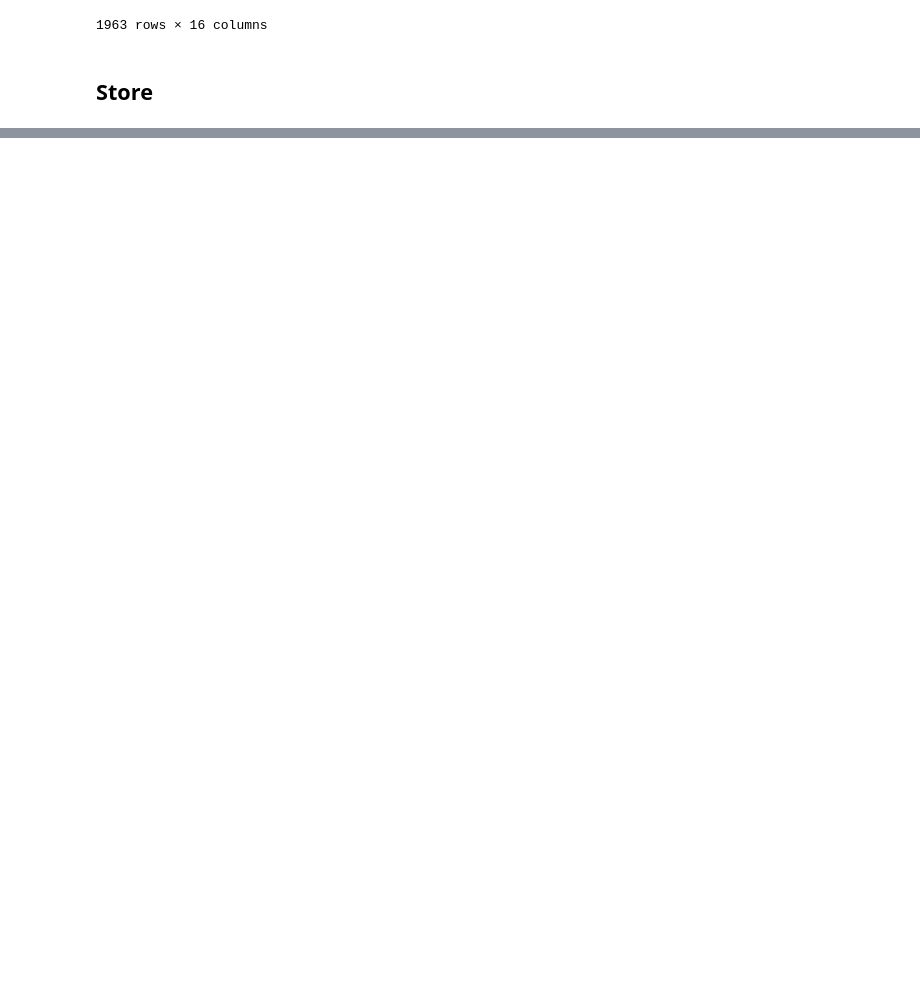
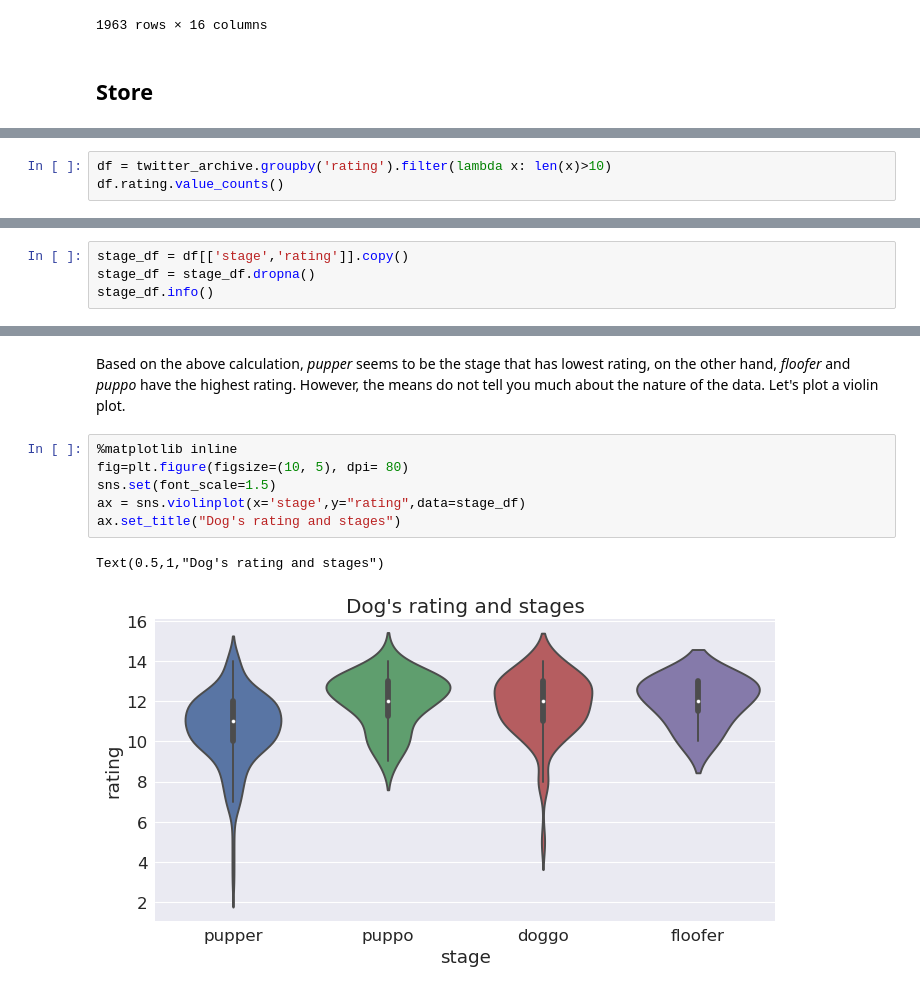
Before and after one commit to TuanAnhBui/DataAnalysis_Udacity, a Jupyter notebook: Project5/wrangle_act.ipynb, the cells around one changed output, grey strips where cells are left out. Drawn from its saved outputs; the diff is of its cells as text; blank space fills up the shorter version.

Commit message:
Finish analyze and visualize for Project 5

```diff
--- a/Project5/wrangle_act.ipynb
+++ b/Project5/wrangle_act.ipynb
@@ -814,0 +885,3 @@ twitter_archive.to_csv
+# %%
+df = twitter_archive.groupby('rating').filter(lambda x: len(x)>10)
+df.rating.value_counts()
@@ -814,0 +914,4 @@ twitter_archive.to_csv
+# %%
+stage_df = df[['stage','rating']].copy()
+stage_df = stage_df.dropna()
+stage_df.info()
@@ -814,0 +935,11 @@ twitter_archive.to_csv
+# %% [markdown]
+Based on the above calculation, *pupper* seems to be the stage that has lowest rating, on the other hand, *floofer* and *puppo* have the highest rating. However, the means do not tell you much about the nature of the data. Let's plot a violin plot.
+# %%
+%matplotlib inline
+fig=plt.figure(figsize=(10, 5), dpi= 80)
+sns.set(font_scale=1.5)
+ax = sns.violinplot(x='stage',y="rating",data=stage_df)
+ax.set_title("Dog's rating and stages")
+# %% [output]
+Text(0.5,1,"Dog's rating and stages")
+[figure, added]
```
Also changed, not shown: parts of 47 cells of this notebook, 3 other files.
